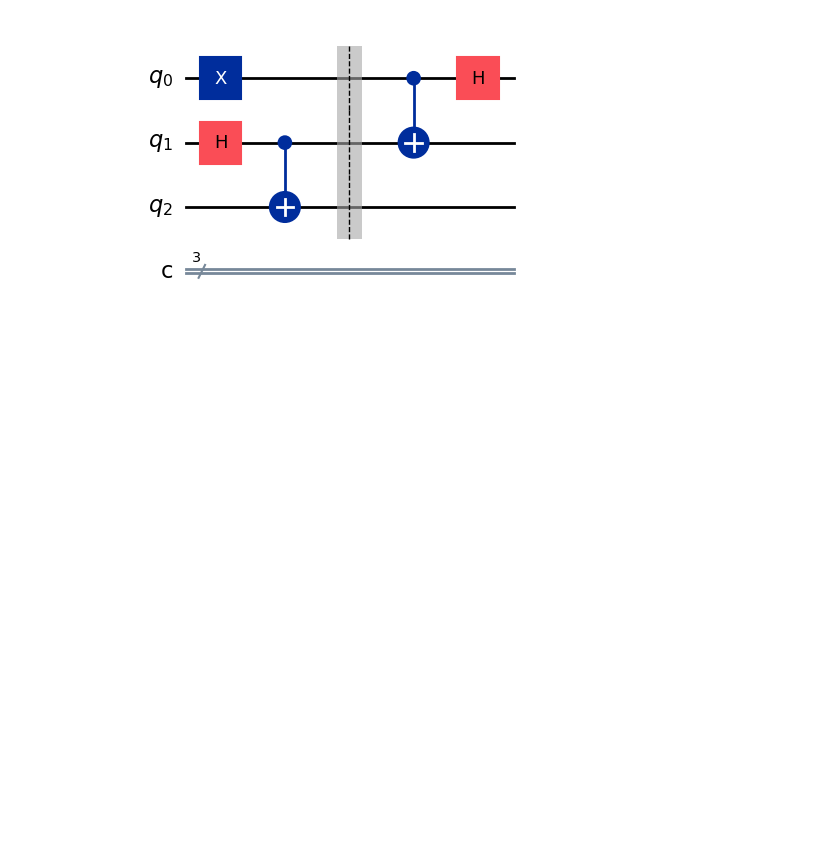
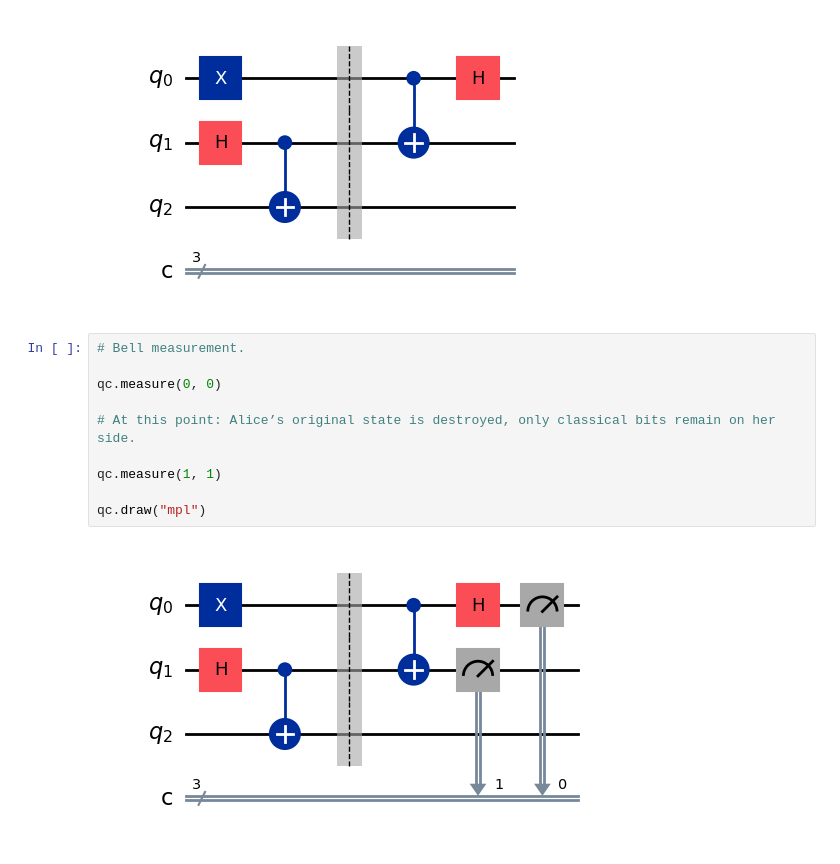
Before and after one commit to JayZeus999/Quantum-Teleportation-Simulation, a Jupyter notebook: q-teleportation.ipynb, the cells around one changed output. Saved outputs shown, nothing was run; the diff lists cells and outputs as text; blank space fills up the shorter version.

Commit message:
Measure q0 & q1

```diff
--- a/q-teleportation.ipynb
+++ b/q-teleportation.ipynb
@@ -61,3 +61,15 @@ qc.h(0)
 qc.draw("mpl")
 # %% [output]
 [figure]
+# %%
+# Bell measurement.
+
+qc.measure(0, 0)
+
+# At this point: Alice’s original state is destroyed, only classical bits remain on her side.
+
+qc.measure(1, 1)
+
+qc.draw("mpl")
+# %% [output]
+[figure, added]
```
